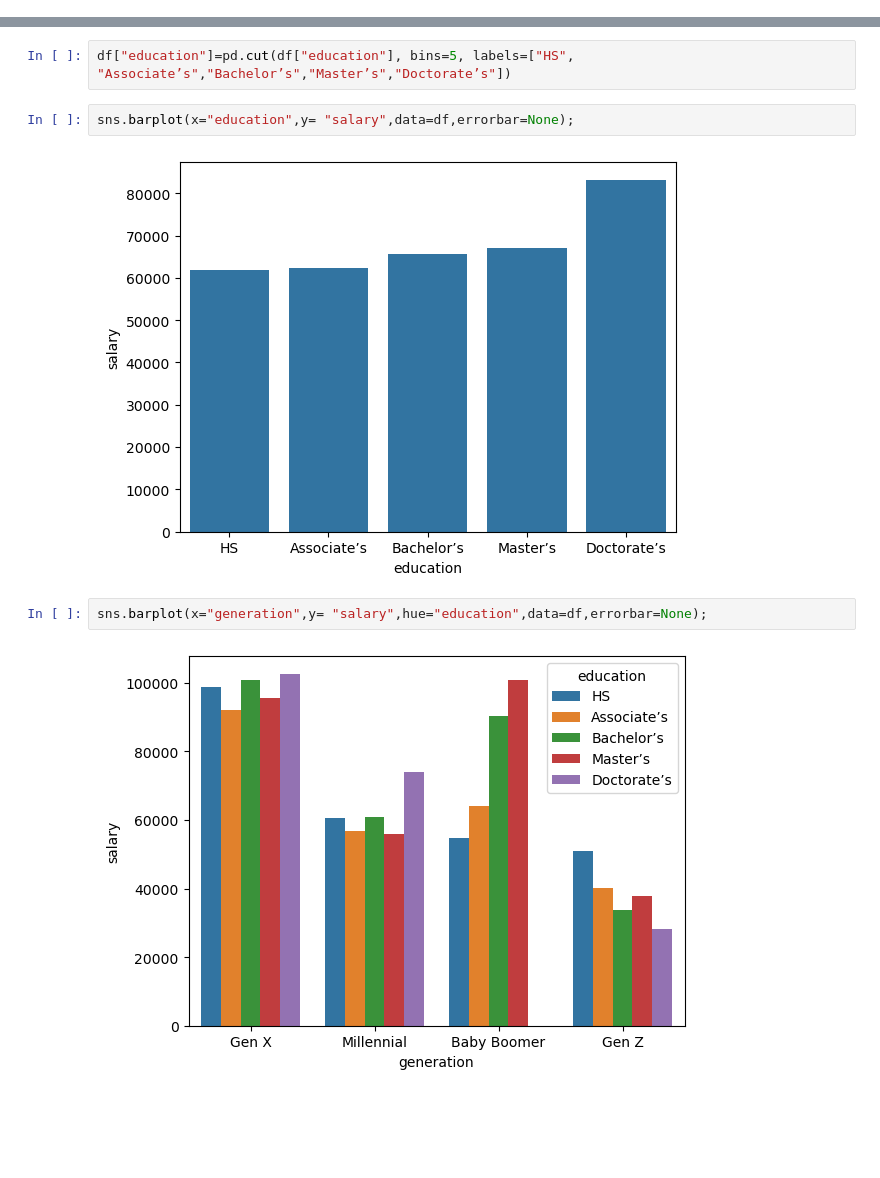
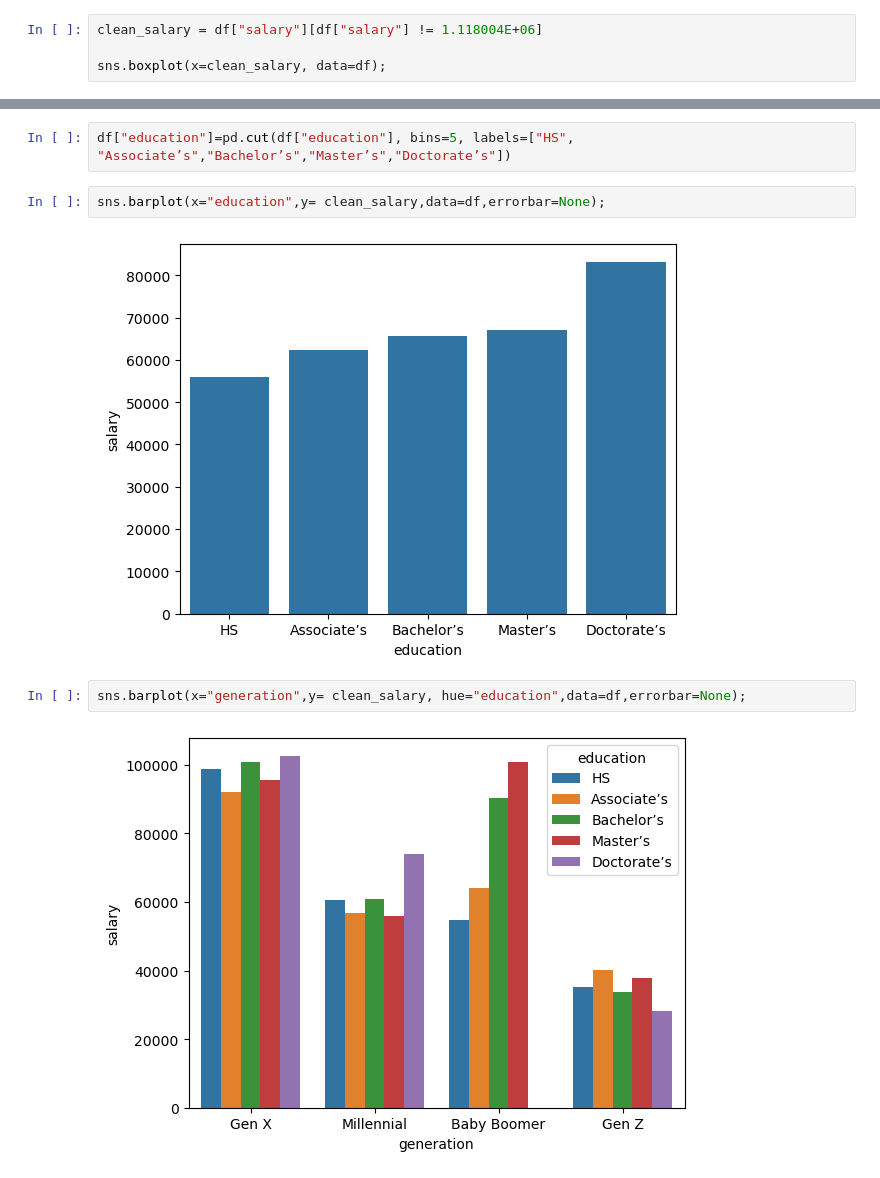
Before and after one commit to NuriaSalasVazquez/project-da-promo-49-modulo-3-team-4, a Jupyter notebook: EDA.ipynb, the cells around one changed output, grey strips where cells are left out. Drawn from its saved outputs; the diff is of its cells as text; blank space fills up the shorter version.

```diff
--- a/EDA.ipynb
+++ b/EDA.ipynb
@@ -392,0 +407,4 @@ plt.pie("employeenumber", labels= "generation",
+# %%
+clean_salary = df["salary"][df["salary"] != 1.118004E+06]
+
+sns.boxplot(x=clean_salary, data=df);
@@ -462,11 +482,11 @@ Doctorate’s
 # %%
 df["education"]=pd.cut(df["education"], bins=5, labels=["HS", "Associate’s","Bachelor’s","Master’s","Doctorate’s"])
 # %%
-sns.barplot(x="education",y= "salary",data=df,errorbar=None);
+sns.barplot(x="education",y= clean_salary,data=df,errorbar=None);
 # %% [output]
-[figure, old version]
+[figure, new version]
 # %%
-sns.barplot(x="generation",y= "salary",hue="education",data=df,errorbar=None);
+sns.barplot(x="generation",y= clean_salary, hue="education",data=df,errorbar=None);
 # %% [output]
-[figure, old version]
+[figure, new version]
 # %%
```
Also changed, not shown: parts of 9 cells of this notebook.
